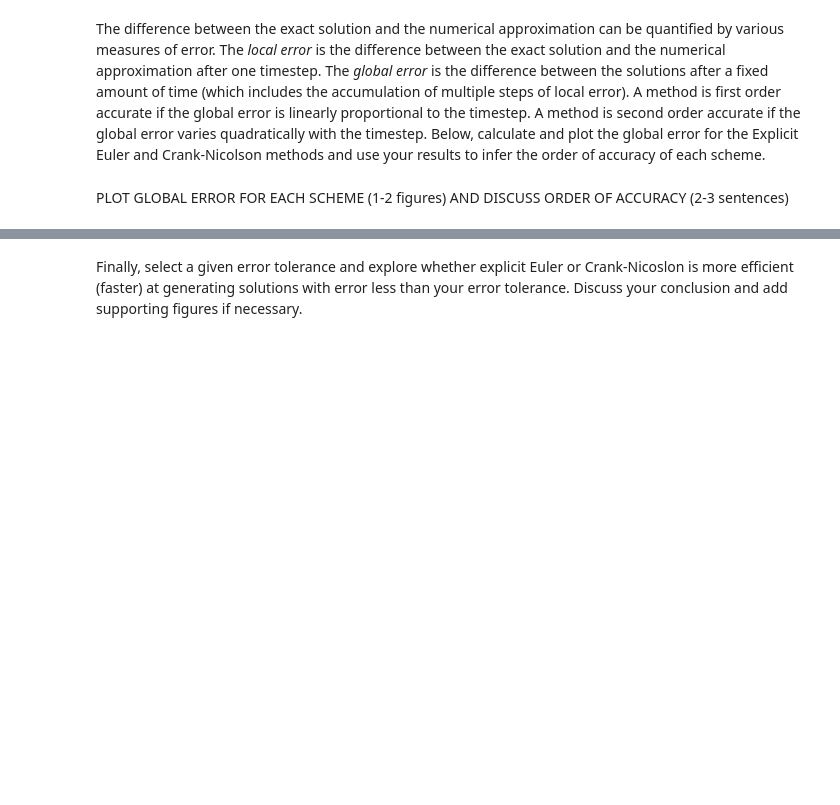
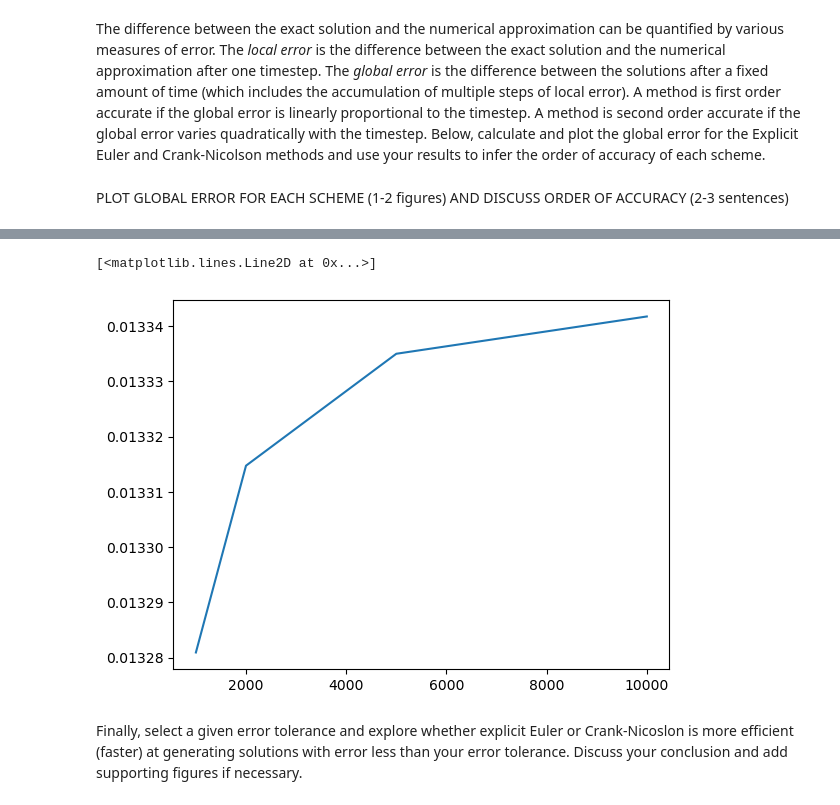
Before and after one commit to Ealish241/QCES, a Jupyter notebook: Project1_numerical_methods.ipynb, the cells around one changed output, grey strips where cells are left out. Drawn from its saved outputs; the diff is of its cells as text; code cells hidden in the pictures; blank space fills up the shorter version.

```diff
--- a/Project1_numerical_methods.ipynb
+++ b/Project1_numerical_methods.ipynb
@@ -303,0 +306,25 @@ PLOT GLOBAL ERROR FOR EACH SCHEME (1-2 figures) AND DISCUSS ORDER OF ACCURACY (2
+# %%
+N1 = 1000
+N2 = 2000
+N3 = 5000
+N4 = 10000
+
+
+t1 = np.linspace(t_start, t_end, N1)
+t2 = np.linspace(t_start, t_end, N2)
+t3 = np.linspace(t_start, t_end, N3)
+t4 = np.linspace(t_start, t_end, N4)
+
+global_err_EE_1 = EE(x, t1, kappa)[:,-1] - exact
+global_err_EE_2 = EE(x, t2, kappa)[:,-1] - exact
+global_err_EE_3 = EE(x, t3, kappa)[:,-1] - exact
+global_err_EE_4 = EE(x, t4, kappa)[:,-1] - exact
+
+
+#plt.plot(x,global_err_EE_1)
+#plt.plot(x,global_err_EE_2)
+#plt.plot(x,global_err_EE_3)
+#plt.plot(x,global_err_EE_4)
+
+plt.plot([N1,N2,N3,N4], [global_err_EE_1[50], global_err_EE_2[50],global_err_EE_3[50],global_err_EE_4[50]])
+# %% [output]
@@ -304,3 +335,5 @@ PLOT GLOBAL ERROR FOR EACH SCHEME (1-2 figures) AND DISCUSS ORDER OF ACCURACY (2
+[<matplotlib.lines.Line2D at 0x...>]
+[figure, added]
 # %% [markdown]
 Finally, select a given error tolerance and explore whether explicit Euler or Crank-Nicoslon is more efficient (faster) at generating solutions with error less than your error tolerance. Discuss your conclusion and add supporting figures if necessary.
 # %% [markdown]
```
Also changed, not shown: parts of 5 cells of this notebook.
